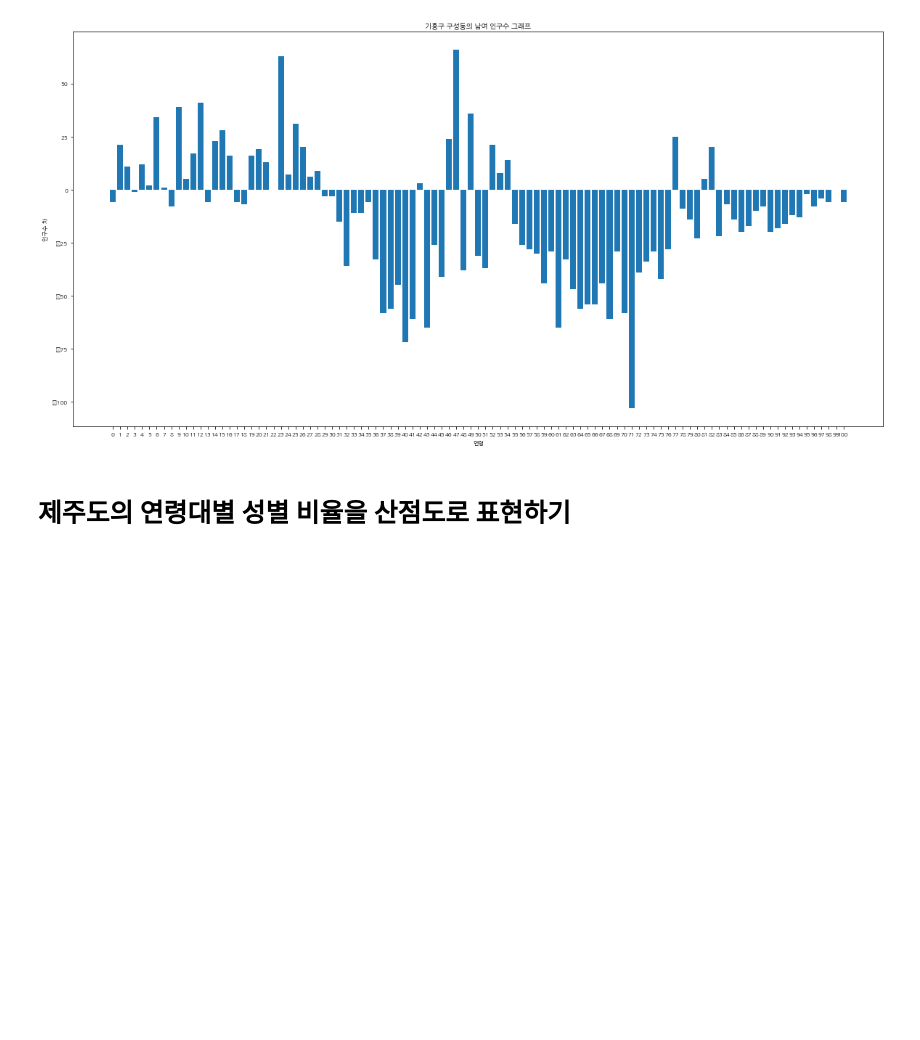
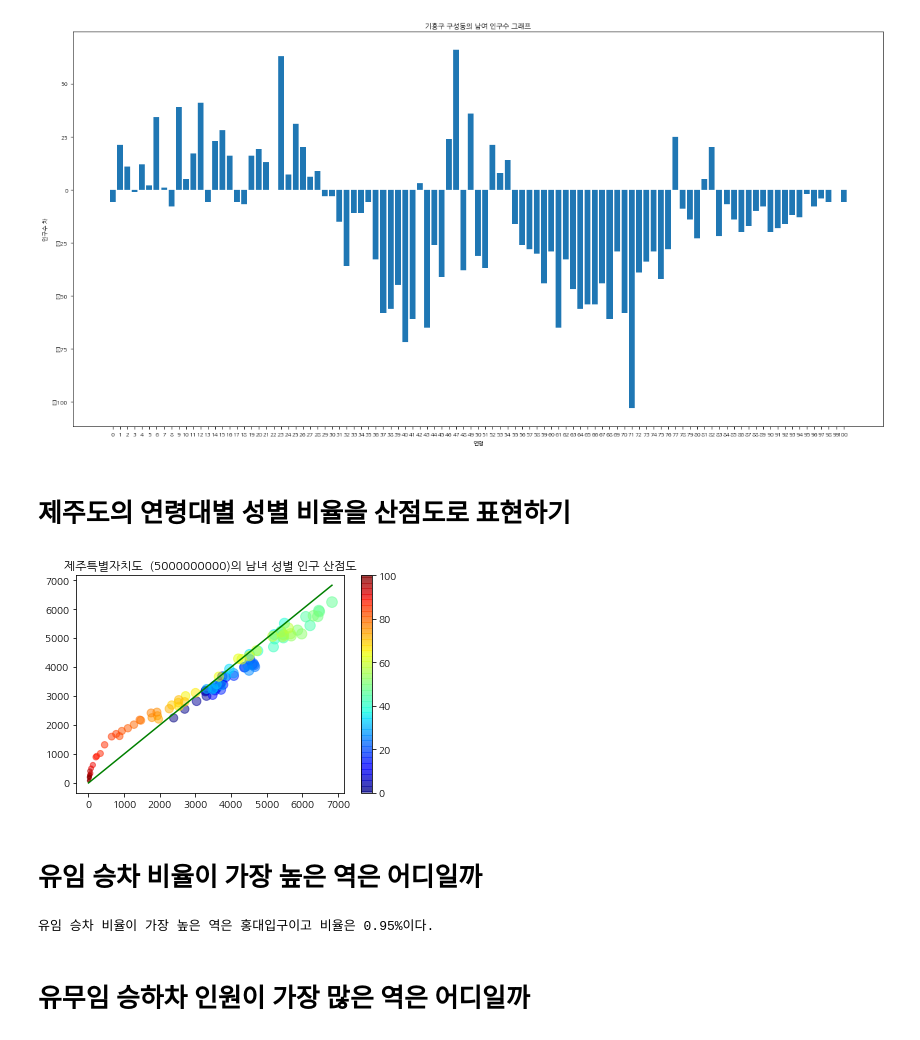
Before and after one commit to HIMMEL95/Elice, a Jupyter notebook: test.ipynb, the cells around one changed output. Drawn from its saved outputs; the diff is of its cells as text; code cells hidden in the pictures; blank space fills up the shorter version.

```diff
--- a/test.ipynb
+++ b/test.ipynb
@@ -197,11 +197,70 @@ plt.show()
 [figure]
 # %% [markdown]
 # 제주도의 연령대별 성별 비율을 산점도로 표현하기
+# %%
+import csv
+import matplotlib.pyplot as plt
+import numpy as np
+import math
+
+f = open('./Population_public_data/gender.csv', encoding='cp949')
+data = csv.reader(f)
+next(data)
+
+name = input()
+
+m = []
+f = []
+
+for row in data:
+    row[3:] = map(int, row[3:])
+    if name in row[0]:
+        m = row[3:104]
+        f = row[106:]
+
+x = np.arange(101)
+
+m1 = np.array(m)
+f1 = np.array(f)
+
+size = m1 + f1
+size_ = []
+
+for d in size:
+    size_.append(math.sqrt(d))
+
+plt.scatter(m,f,s=size_, c=x, alpha=0.5, cmap='jet') # s= 마커 크기 값(또는 배열), c=마커 색 값(또는 배열)
+plt.colorbar()
+plt.title(f'{name}의 남녀 성별 인구 산점도')
+plt.plot(range(max(m1)), range(max(m1)), 'g')
+plt.rc('font', family='NanumGothic')
+plt.show()
+# %% [output]
+[figure, added]
+# %% [markdown]
+# 유임 승차 비율이 가장 높은 역은 어디일까
 # %%
 import csv
 import matplotlib.pyplot as plt
 import numpy as np
 
-f = open('./Population_public_data/gender.csv', encoding='cp949')
+f = open('./Traffic_data/subwayfee.csv', encoding='cp949')
 data = csv.reader(f)
 next(data)
+
+rate_max = 0
+station = ''
+
+for row in data:
+    row[4:] = map(int, row[4:])
+    rate = row[4] / (row[4] + row[6])
+    if row[4] + row[6] >= 100000:
+        if rate > rate_max:
+            rate_max = rate
+            station = row[3]
+
+print(f'유임 승차 비율이 가장 높은 역은 {station}이고 비율은 {round(rate_max,2)}%이다.')
+# %% [output]
+유임 승차 비율이 가장 높은 역은 홍대입구이고 비율은 0.95%이다.
+# %% [markdown]
+# 유무임 승하차 인원이 가장 많은 역은 어디일까
```
Also changed, not shown: parts of 17 cells of this notebook.
